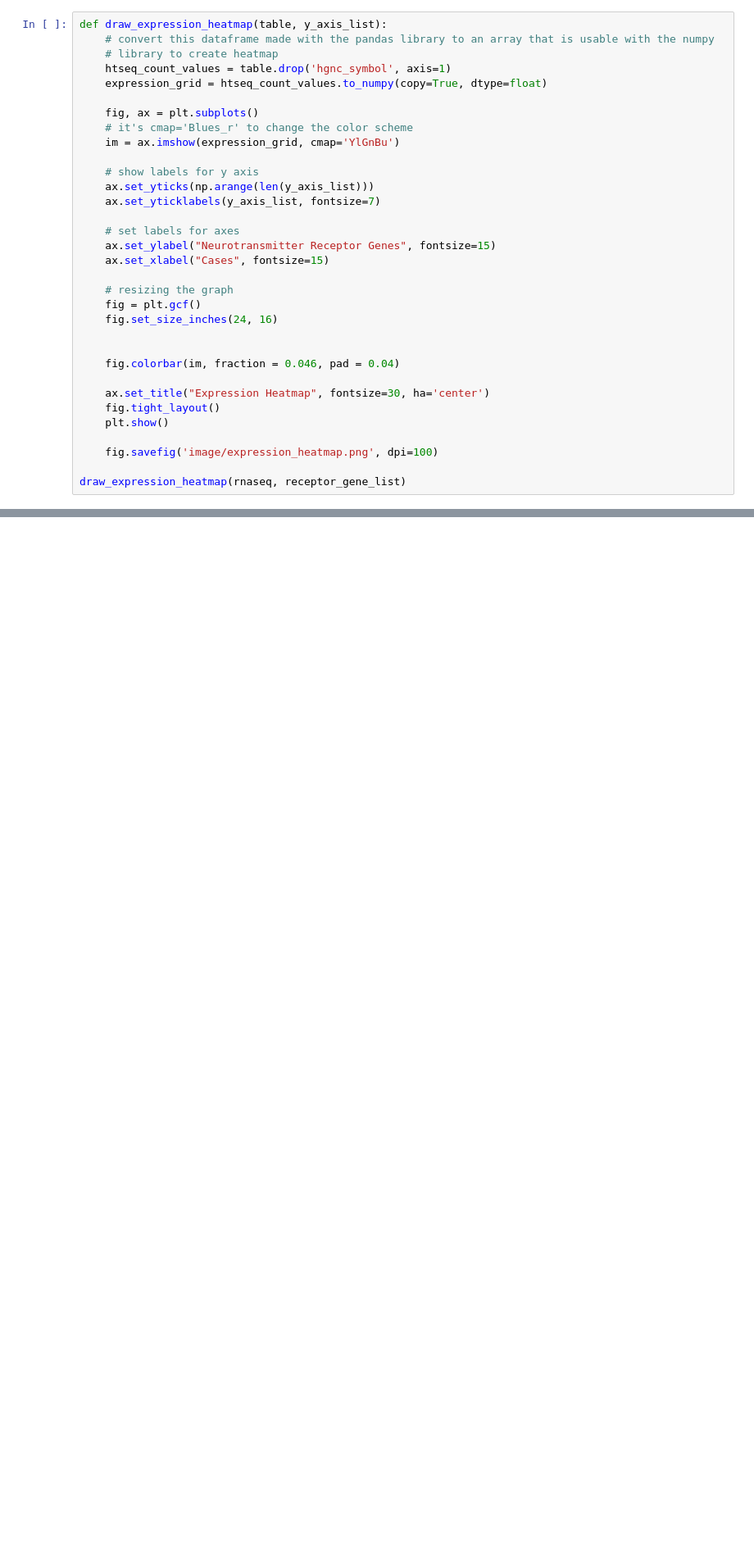
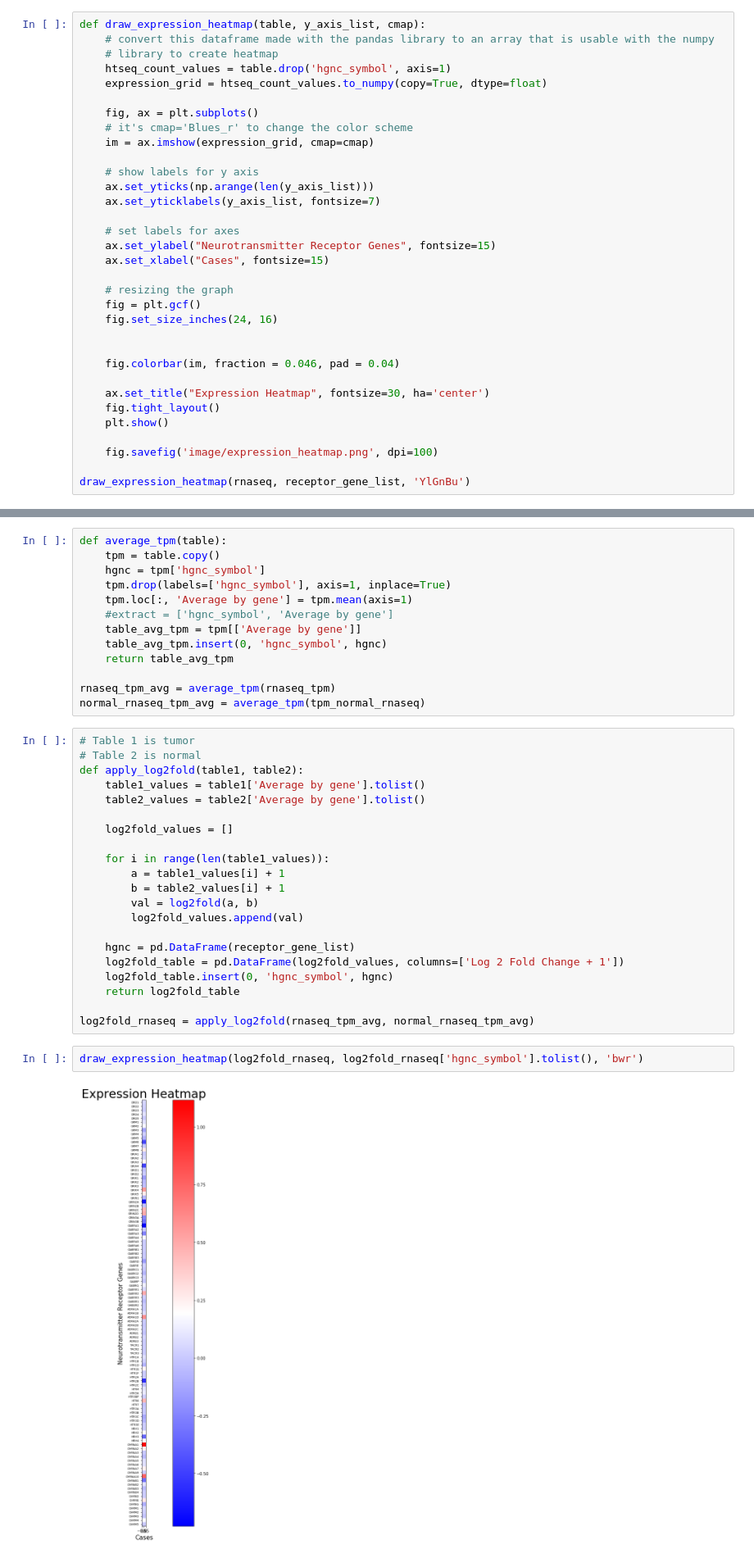
Before and after one commit to sophiaho/broad-work, a Jupyter notebook: cancer_expression_heatmap.ipynb, the cells around one changed output, grey strips where cells are left out. Shown at 82% size. Cells and saved outputs as stored; diff of their text form; blank space fills up the shorter version.

Commit message:
updated log2fold map

```diff
--- a/cancer_expression_heatmap.ipynb
+++ b/cancer_expression_heatmap.ipynb
@@ -162,7 +162,7 @@ for index, row in neurotransmitter_genes.iterrows():
 # %% [markdown]
 ## Part 1.a Creating the first expression heatmap
 # %%
-def draw_expression_heatmap(table, y_axis_list):
+def draw_expression_heatmap(table, y_axis_list, cmap):
     # convert this dataframe made with the pandas library to an array that is usable with the numpy
     # library to create heatmap
     htseq_count_values = table.drop('hgnc_symbol', axis=1)
@@ -170,7 +170,7 @@ def draw_expression_heatmap(table, y_axis_list):
 
     fig, ax = plt.subplots()
     # it's cmap='Blues_r' to change the color scheme
-    im = ax.imshow(expression_grid, cmap='YlGnBu')
+    im = ax.imshow(expression_grid, cmap=cmap)
 
     # show labels for y axis
     ax.set_yticks(np.arange(len(y_axis_list)))
@@ -193,7 +193,7 @@ def draw_expression_heatmap(table, y_axis_list):
 
     fig.savefig('image/expression_heatmap.png', dpi=100)
 
-draw_expression_heatmap(rnaseq, receptor_gene_list)
+draw_expression_heatmap(rnaseq, receptor_gene_list, 'YlGnBu')
 # %% [output]
 [figure]
 # %% [markdown]
@@ -813,0 +773,38 @@ print (log2fold(2, 4))
+# %%
+def average_tpm(table):
+    tpm = table.copy()
+    hgnc = tpm['hgnc_symbol']
+    tpm.drop(labels=['hgnc_symbol'], axis=1, inplace=True)
+    tpm.loc[:, 'Average by gene'] = tpm.mean(axis=1)
+    #extract = ['hgnc_symbol', 'Average by gene']
+    table_avg_tpm = tpm[['Average by gene']]
+    table_avg_tpm.insert(0, 'hgnc_symbol', hgnc)
+    return table_avg_tpm
+
+rnaseq_tpm_avg = average_tpm(rnaseq_tpm)
+normal_rnaseq_tpm_avg = average_tpm(tpm_normal_rnaseq)
+# %%
+# Table 1 is tumor
+# Table 2 is normal
+def apply_log2fold(table1, table2):
+    table1_values = table1['Average by gene'].tolist()
+    table2_values = table2['Average by gene'].tolist()
+
+    log2fold_values = []
+
+    for i in range(len(table1_values)):
+        a = table1_values[i] + 1
+        b = table2_values[i] + 1
+        val = log2fold(a, b)
+        log2fold_values.append(val)
+
+    hgnc = pd.DataFrame(receptor_gene_list)
+    log2fold_table = pd.DataFrame(log2fold_values, columns=['Log 2 Fold Change + 1'])
+    log2fold_table.insert(0, 'hgnc_symbol', hgnc)
+    return log2fold_table
+
+log2fold_rnaseq = apply_log2fold(rnaseq_tpm_avg, normal_rnaseq_tpm_avg)
+# %%
+draw_expression_heatmap(log2fold_rnaseq, log2fold_rnaseq['hgnc_symbol'].tolist(), 'bwr')
+# %% [output]
+[figure, added]
```
Also changed, not shown: parts of 25 cells of this notebook.
